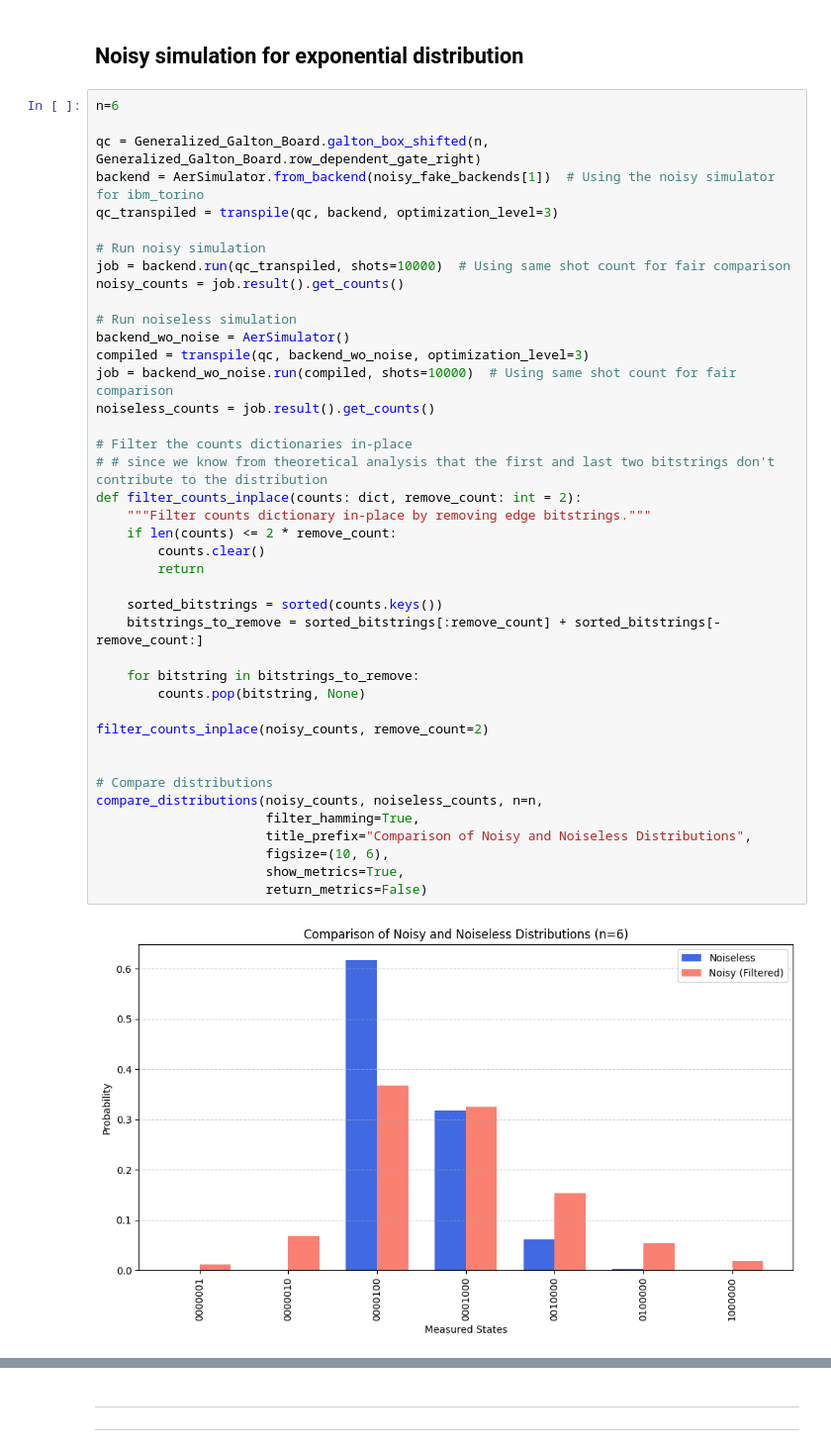
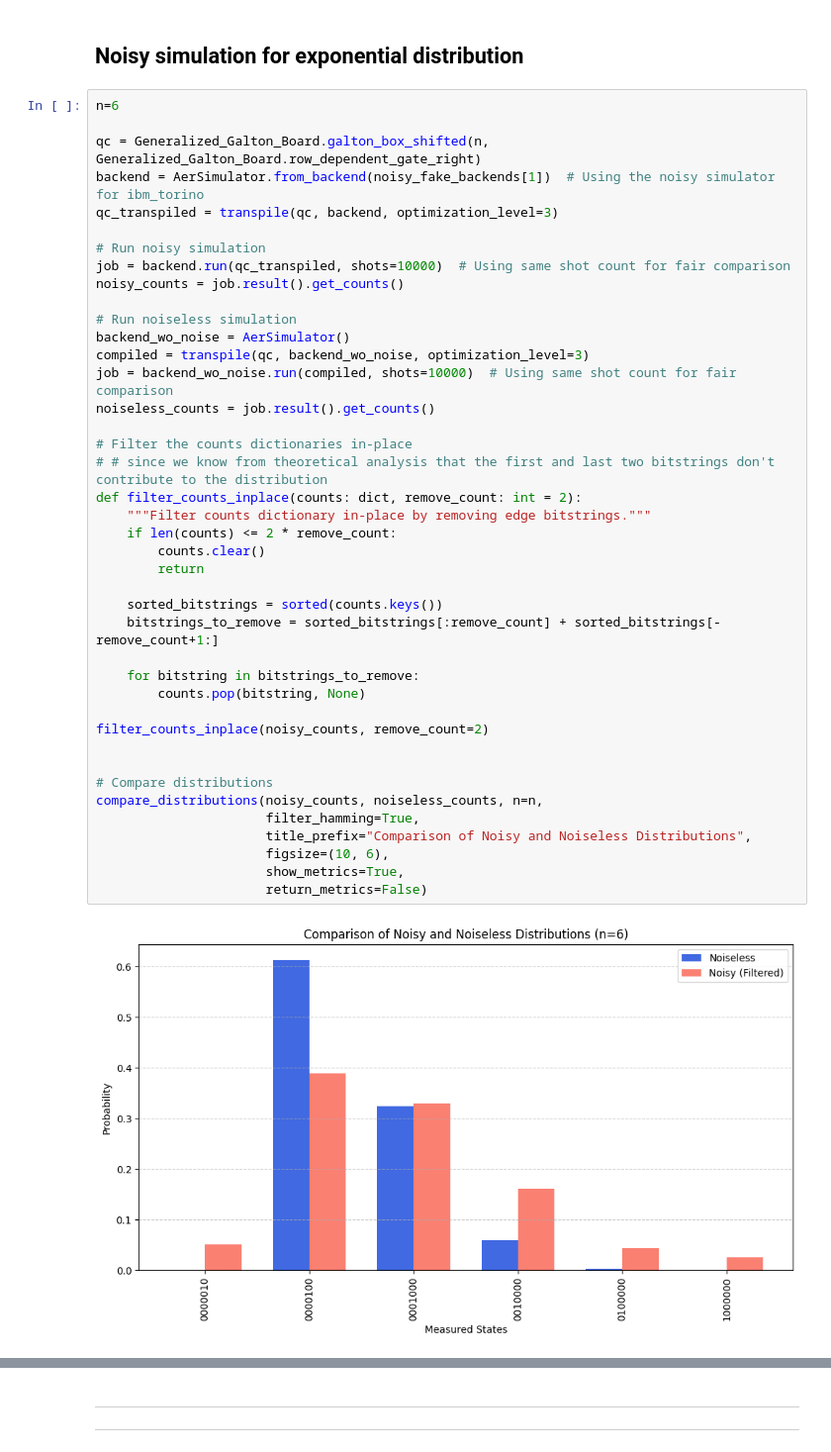
Before and after one commit to virajd98/Q-Plinkers, a Jupyter notebook: Final Notebooks/Noisy_QGB.ipynb, the cells around one changed output, grey strips where cells are left out. Shown at 99% size. Saved outputs shown, nothing was run; the diff lists cells and outputs as text.

```diff
--- a/Noisy_QGB.ipynb
+++ b/Final Notebooks/Noisy_QGB.ipynb
@@ -688,32 +688,32 @@ noisy_counts = job.result().get_counts()
 # Run noiseless simulation
 backend_wo_noise = AerSimulator()
 compiled = transpile(qc, backend_wo_noise, optimization_level=3)
 job = backend_wo_noise.run(compiled, shots=10000)  # Using same shot count for fair comparison
 noiseless_counts = job.result().get_counts()
 
 # Filter the counts dictionaries in-place
 # # since we know from theoretical analysis that the first and last two bitstrings don't contribute to the distribution
 def filter_counts_inplace(counts: dict, remove_count: int = 2):
     """Filter counts dictionary in-place by removing edge bitstrings."""
     if len(counts) <= 2 * remove_count:
         counts.clear()
         return
 
     sorted_bitstrings = sorted(counts.keys())
-    bitstrings_to_remove = sorted_bitstrings[:remove_count] + sorted_bitstrings[-remove_count:]
+    bitstrings_to_remove = sorted_bitstrings[:remove_count] + sorted_bitstrings[-remove_count+1:]
 
     for bitstring in bitstrings_to_remove:
         counts.pop(bitstring, None)
 
 filter_counts_inplace(noisy_counts, remove_count=2)
 
 
 # Compare distributions
 compare_distributions(noisy_counts, noiseless_counts, n=n,
                       filter_hamming=True,
                       title_prefix="Comparison of Noisy and Noiseless Distributions",
                       figsize=(10, 6),
                       show_metrics=True,
                       return_metrics=False)
 # %% [output]
-[figure, old version]
+[figure, new version]
```
Also changed, not shown: parts of 2 cells of this notebook, 6 other files.
